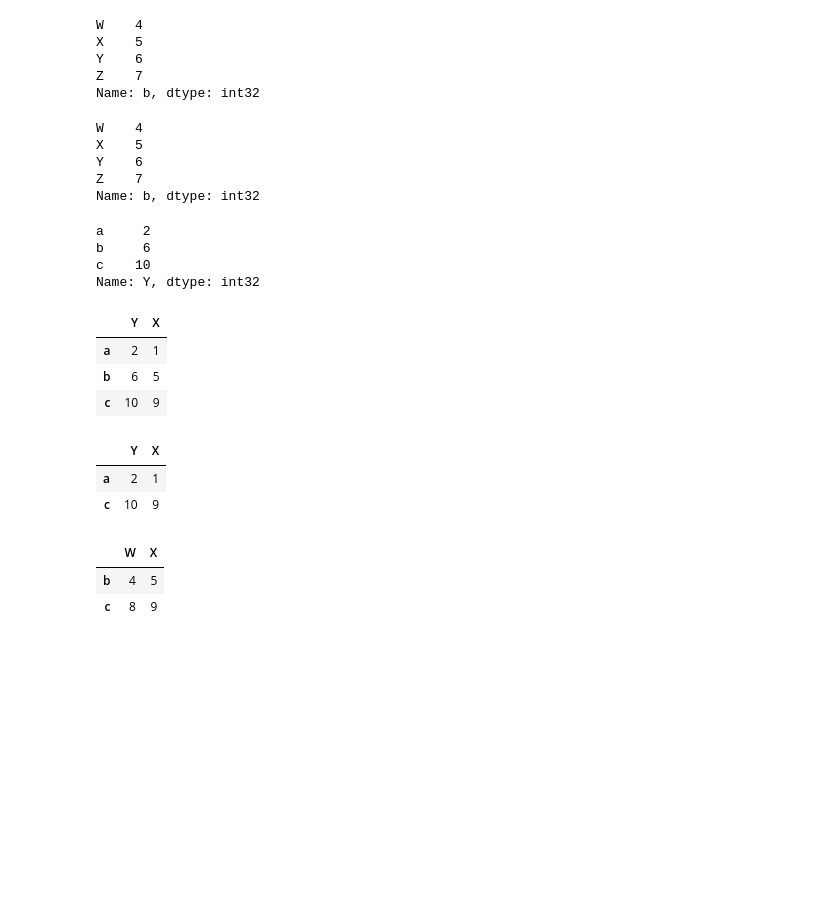
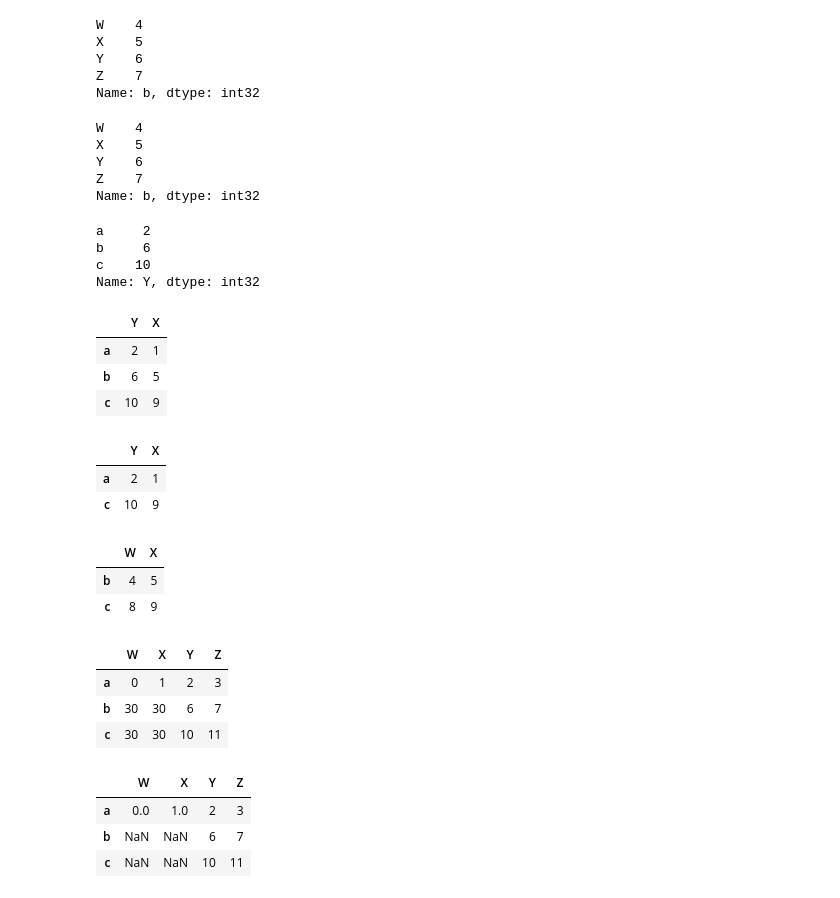
Before and after one commit to songlin81/PYReport, a Jupyter notebook: Data Analytics/104_Pandas.ipynb, the cells around one changed output. Drawn from its saved outputs; the diff is of its cells as text; code cells hidden in the pictures; blank space fills up the shorter version.

```diff
--- a/Data Analytics/104_Pandas.ipynb
+++ b/Data Analytics/104_Pandas.ipynb
@@ -400,3 +400,19 @@ t3.iloc[1:, :2]
 |  | W | X |
 | b | 4 | 5 |
 | c | 8 | 9 |
+# %%
+t3.iloc[1:, :2] = 30
+t3
+# %% [output]
+|  | W | X | Y | Z |
+| a | 0 | 1 | 2 | 3 |
+| b | 30 | 30 | 6 | 7 |
+| c | 30 | 30 | 10 | 11 |
+# %%
+t3.iloc[1:, :2] = np.nan
+t3
+# %% [output]
+|  | W | X | Y | Z |
+| a | 0.0 | 1.0 | 2 | 3 |
+| b | NaN | NaN | 6 | 7 |
+| c | NaN | NaN | 10 | 11 |
```
Also changed, not shown: parts of 24 cells of this notebook.
